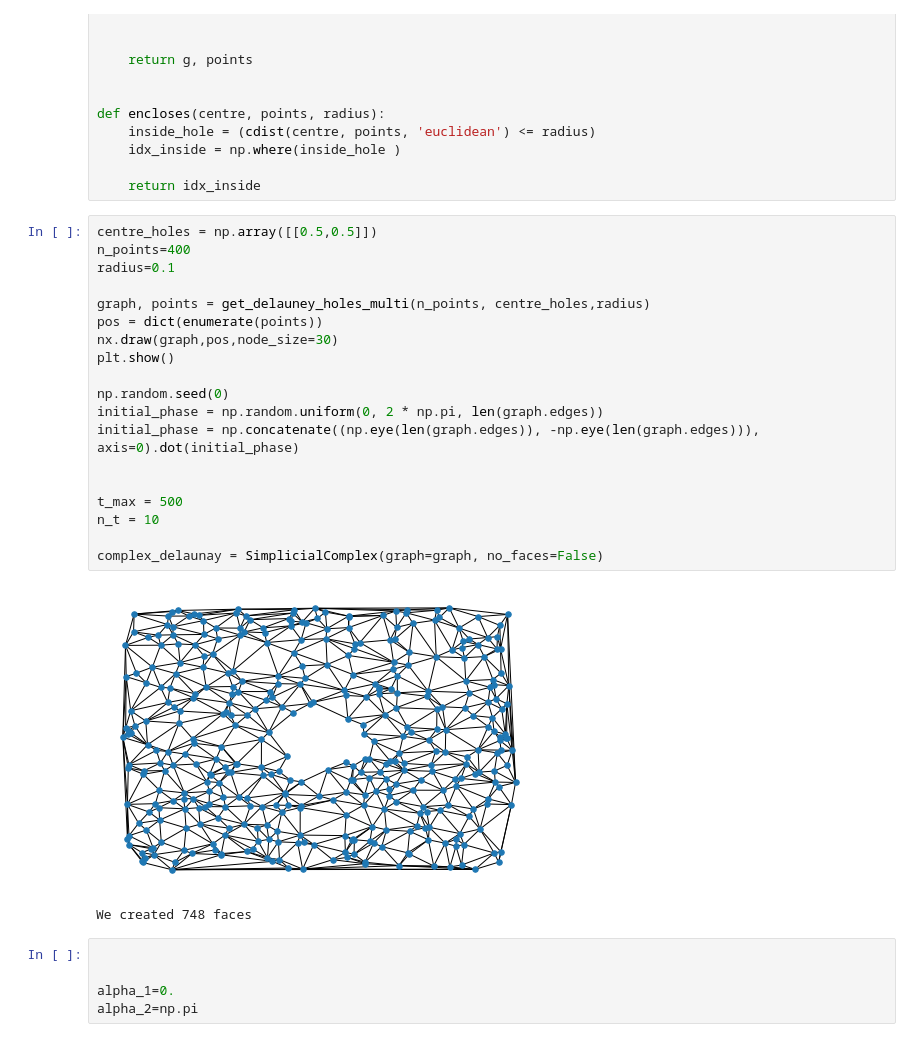
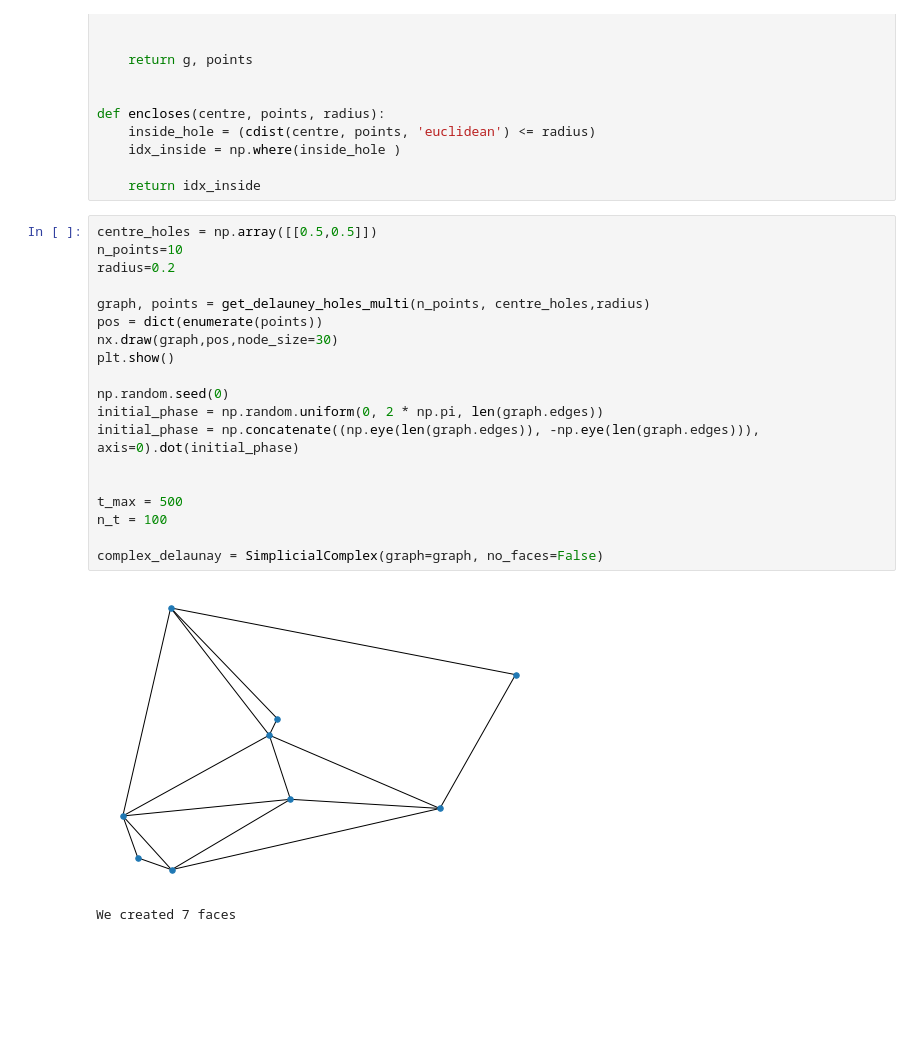
Before and after one commit to arnaudon/simplicial-kuramoto, a Jupyter notebook: notebooks/kuramoto_sc_frustrated.ipynb, the cells around one changed output. Drawn from its saved outputs; the diff is of its cells as text; blank space fills up the shorter version.

```diff
--- a/notebooks/kuramoto_sc_frustrated.ipynb
+++ b/notebooks/kuramoto_sc_frustrated.ipynb
@@ -63,28 +63,23 @@ def encloses(centre, points, radius):
     return idx_inside
 # %%
 centre_holes = np.array([[0.5,0.5]])
-n_points=400
-radius=0.1
+n_points=10
+radius=0.2
 
 graph, points = get_delauney_holes_multi(n_points, centre_holes,radius)
 pos = dict(enumerate(points))
 nx.draw(graph,pos,node_size=30)
 plt.show()
 
 np.random.seed(0)
 initial_phase = np.random.uniform(0, 2 * np.pi, len(graph.edges))
 initial_phase = np.concatenate((np.eye(len(graph.edges)), -np.eye(len(graph.edges))), axis=0).dot(initial_phase)
 
 
 t_max = 500
-n_t = 10
+n_t = 100
 
 complex_delaunay = SimplicialComplex(graph=graph, no_faces=False)
 # %% [output]
-[figure, old version]
+[figure, new version]
-We created 748 faces
+We created 7 faces
-# %%
-
-
-alpha_1=0.
-alpha_2=np.pi
```
Also changed, not shown: parts of 8 cells of this notebook.
